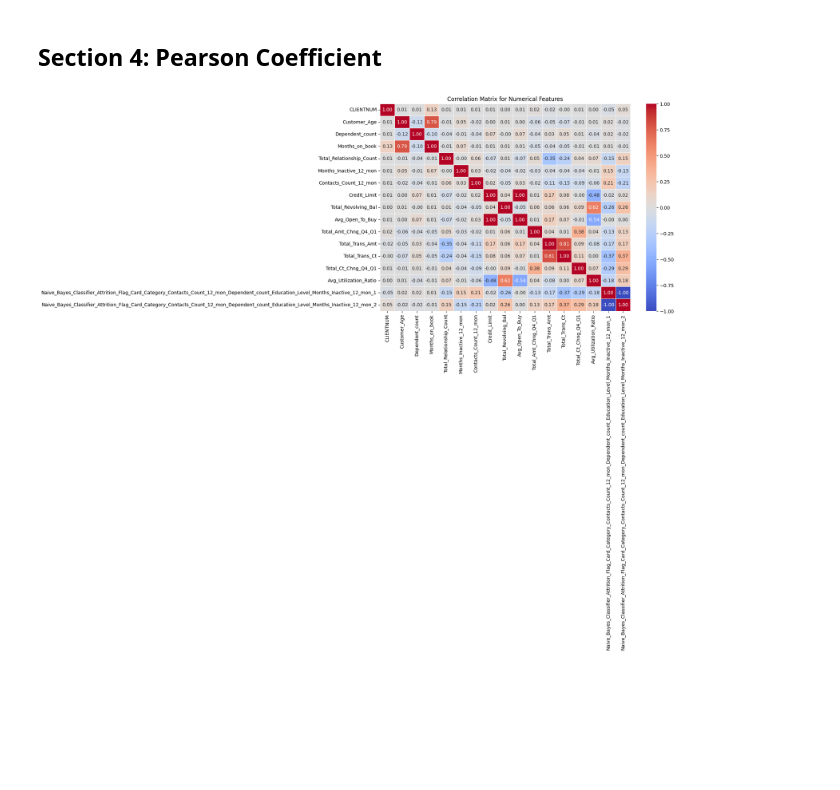
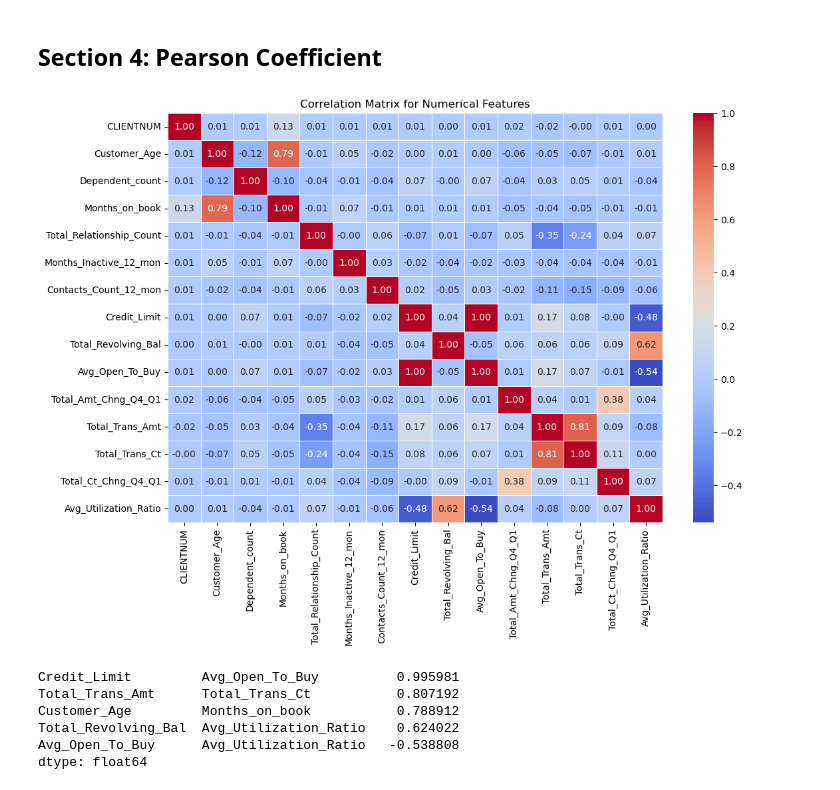
Before and after one commit to SpikyCherry/DSA3101_group9, a Jupyter notebook: EDA_subA_Qn2.ipynb, the cells around one changed output. Drawn from its saved outputs; the diff is of its cells as text; code cells hidden in the pictures; blank space fills up the shorter version.

```diff
--- a/EDA_subA_Qn2.ipynb
+++ b/EDA_subA_Qn2.ipynb
@@ -76,6 +77,10 @@ Statistical Summary:
 | max | 8.283431e+08 | 73.000000 | 5.000000 | 56.000000 | 6.000000 | 6.000000 | ... |
 Number of Duplicate Rows:
 0
+# %%
+# As suggested by the description in the dataset, we remove the last two columns, as they are model-encoded features.
+# Drop the last two columns (Naive Bayes classifier features)
+df = df.iloc[:, :-2]
 # %% [markdown]
 #### In section 1, we know that:
 1. We get an overview of the data type: there are float numbers, integers, and categorical variables.
@@ -123,13 +129,46 @@ In these two sections, the overview of each variable is displayed by using histo
 # %% [markdown]
 ## Section 4: Pearson Coefficient
 # %%
+# Select only numeric columns
+df_numeric = df.select_dtypes(include=[np.number])
+
 # Compute the correlation matrix
-corr_matrix = df.corr()
+corr_matrix = df_numeric.corr()
 
 # Plot the heatmap
 plt.figure(figsize=(12, 8))
 sns.heatmap(corr_matrix, annot=True, cmap="coolwarm", fmt=".2f", linewidths=0.5)
 plt.title("Correlation Matrix for Numerical Features")
 plt.show()
 # %% [output]
-[figure, old version]
+[figure, new version]
+# %%
+# In order to better interpret the result of the correlation heatmap, we filter out the correlations with
+# the absolute value of Pearson Coefficient greater than or equal to 0.5. We consider them as strongly correlated.
+
+# Compute correlation matrix
+corr_matrix = df_numeric.corr()
+
+# Extract upper triangle (excluding diagonal)
+mask = np.triu(np.ones(corr_matrix.shape), k=1).astype(bool)
+corr_pairs = corr_matrix.where(mask).stack()
+
+# Remove self-correlations (where a variable is correlated with itself)
+corr_pairs = corr_pairs[corr_pairs.index.get_level_values(0) != corr_pairs.index.get_level_values(1)]
+
+# Sort by correlation values in descending order
+sorted_corr = corr_pairs.sort_values(ascending=False)
+
+# Filter correlations above the threshold
+threshold = 0.5
+strong_corr = sorted_corr[sorted_corr.abs() >= threshold]
+
+# Display the results
+print(strong_corr)
+# %% [output]
+Credit_Limit         Avg_Open_To_Buy          0.995981
+Total_Trans_Amt      Total_Trans_Ct           0.807192
+Customer_Age         Months_on_book           0.788912
+Total_Revolving_Bal  Avg_Utilization_Ratio    0.624022
+Avg_Open_To_Buy      Avg_Utilization_Ratio   -0.538808
+dtype: float64
```
Also changed, not shown: parts of 22 cells of this notebook.
